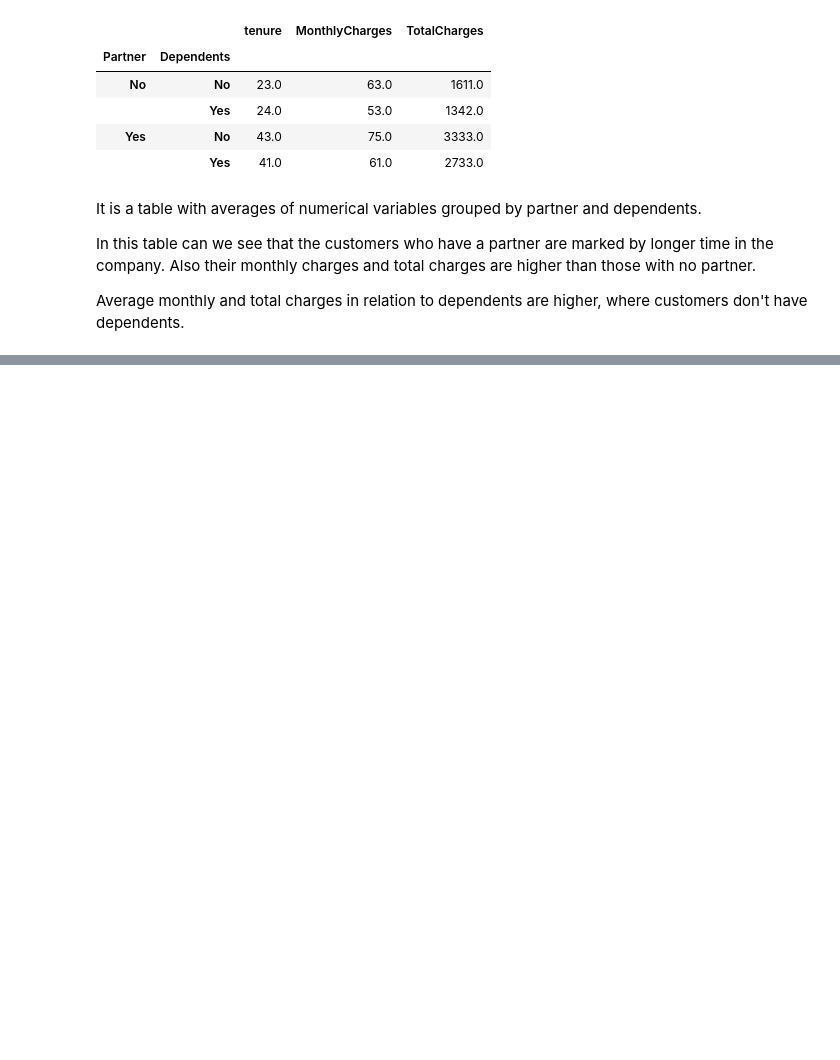
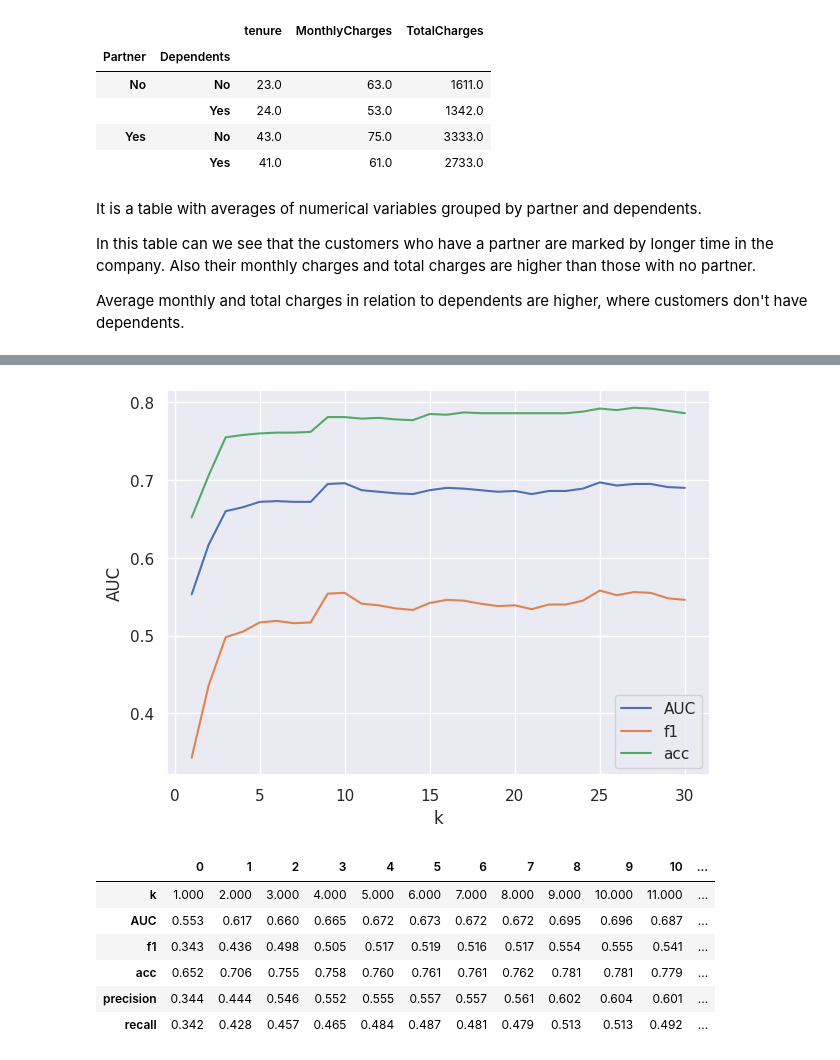
Before and after one commit to adrianciemerych/telco_customer_churn_project, a Jupyter notebook: churn_project.ipynb, the cells around one changed output, grey strips where cells are left out. Saved outputs shown, nothing was run; the diff lists cells and outputs as text; code cells hidden in the pictures; blank space fills up the shorter version.

Commit message:
Encode label Split dataset Standarize data Select features

```diff
--- a/churn_project.ipynb
+++ b/churn_project.ipynb
@@ -350,0 +484,17 @@ Average monthly and total charges in relation to dependents are higher, where cu
+# %%
+from sklearn.ensemble import RandomForestClassifier
+from sklearn.linear_model import LogisticRegression
+from sklearn.metrics import accuracy_score, roc_auc_score, f1_score, precision_score, recall_score
+
+# Selecting features based on the Random forest classifier's property "feature_importances_"
+
+classifier = RandomForestClassifier(1000)
+classifier.fit(X_train, y_train)
+
+importances = classifier.feature_importances_
+df_rf_importance = pd.DataFrame({'feat' : list(X_train.columns),
+                                 'importance' : list(importances)})
+
+df_rf_importance = df_rf_importance.sort_values('importance', ascending = False)
+df_rf_importance = df_rf_importance.reset_index(drop = True)
+df_rf_importance
@@ -350,0 +525,43 @@ Average monthly and total charges in relation to dependents are higher, where cu
+# %%
+# Plotting relationship between number of features and metrics: f1 score, AUC, accuracy
+# Creating a dataframe with number of features and corresponding to each values of
+# metrics (AUC, f1 score, accuracy, precision, recall)
+def feats_selection_comparison(X_train, X_test, y_train, y_test, ordered_columns, classifier = RandomForestClassifier()):
+  df = pd.DataFrame(columns = ['k', 'AUC', 'f1', 'acc', 'precision', 'recall'])
+  for k in range(1, len(ordered_columns) + 1):
+    X_train_k = X_train[ordered_columns[:k]]
+    X_test_k = X_test[ordered_columns[:k]]
+
+    classifier = classifier
+    classifier.fit(X_train_k, y_train)
+
+    y_pred = classifier.predict(X_test_k)
+
+    acc = round(accuracy_score(y_test, y_pred), 3)
+    auc = round(roc_auc_score(y_test, y_pred), 3)
+    f1 = round(f1_score(y_test, y_pred), 3)
+    precision = round(precision_score(y_test, y_pred, zero_division=0), 3)
+    recall = round(recall_score(y_test, y_pred), 3)
+
+    df.loc[len(df)] = [k, auc, f1, acc, precision, recall]
+
+  plt.figure(figsize = (7,5))
+  sns.lineplot(df, x = 'k', y = 'AUC', label = 'AUC')
+  sns.lineplot(df, x = 'k', y = 'f1', label = 'f1')
+  sns.lineplot(df, x = 'k', y = 'acc', label = 'acc')
+  plt.show()
+
+  return df.T
+
+feats_selection_comparison(X_train, X_test, y_train, y_test,
+                           list(df_rf_importance['feat']),
+                           classifier = RandomForestClassifier(1000))
+# %% [output]
+[figure, added]
+|  | 0 | 1 | 2 | 3 | 4 | 5 | 6 | 7 | 8 | 9 | 10 | ... |
+| k | 1.000 | 2.000 | 3.000 | 4.000 | 5.000 | 6.000 | 7.000 | 8.000 | 9.000 | 10.000 | 11.000 | ... |
+| AUC | 0.553 | 0.617 | 0.660 | 0.665 | 0.672 | 0.673 | 0.672 | 0.672 | 0.695 | 0.696 | 0.687 | ... |
+| f1 | 0.343 | 0.436 | 0.498 | 0.505 | 0.517 | 0.519 | 0.516 | 0.517 | 0.554 | 0.555 | 0.541 | ... |
+| acc | 0.652 | 0.706 | 0.755 | 0.758 | 0.760 | 0.761 | 0.761 | 0.762 | 0.781 | 0.781 | 0.779 | ... |
+| precision | 0.344 | 0.444 | 0.546 | 0.552 | 0.555 | 0.557 | 0.557 | 0.561 | 0.602 | 0.604 | 0.601 | ... |
+| recall | 0.342 | 0.428 | 0.457 | 0.465 | 0.484 | 0.487 | 0.481 | 0.479 | 0.513 | 0.513 | 0.492 | ... |
```
Also changed, not shown: parts of 22 cells of this notebook.
